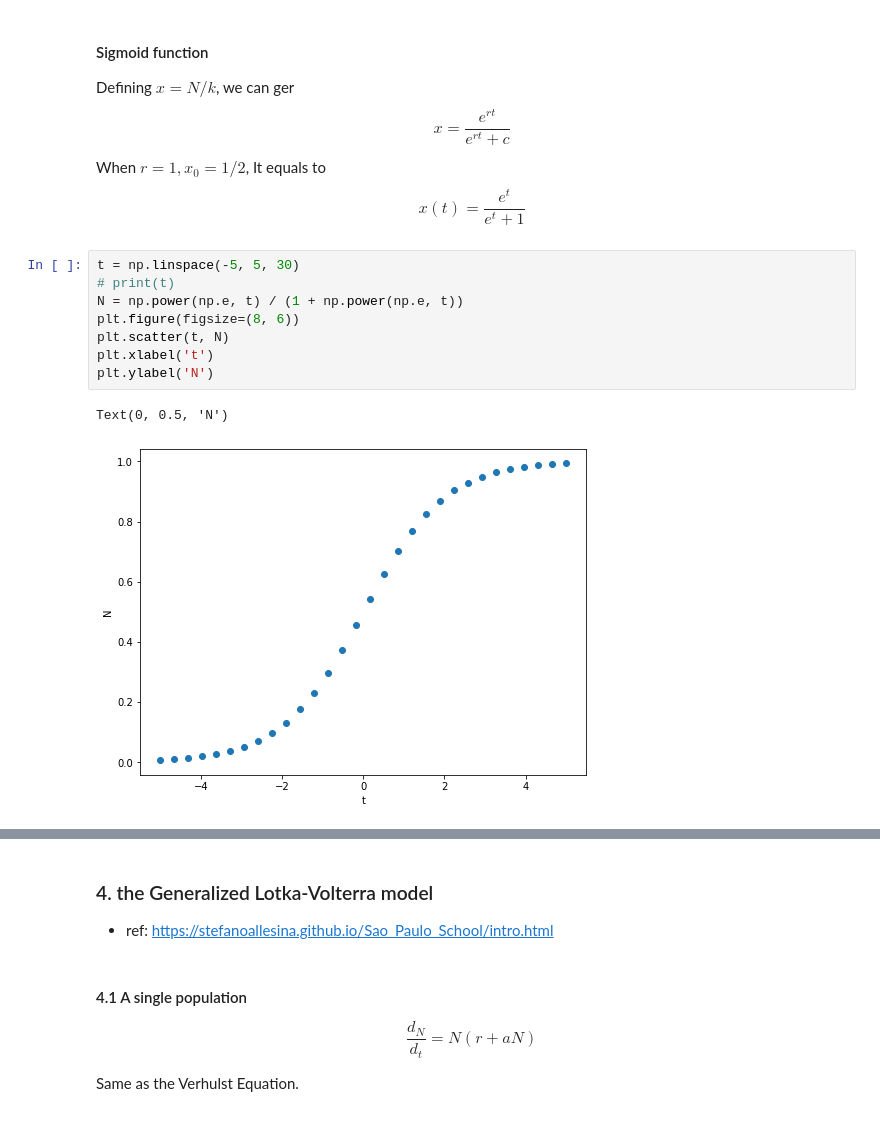
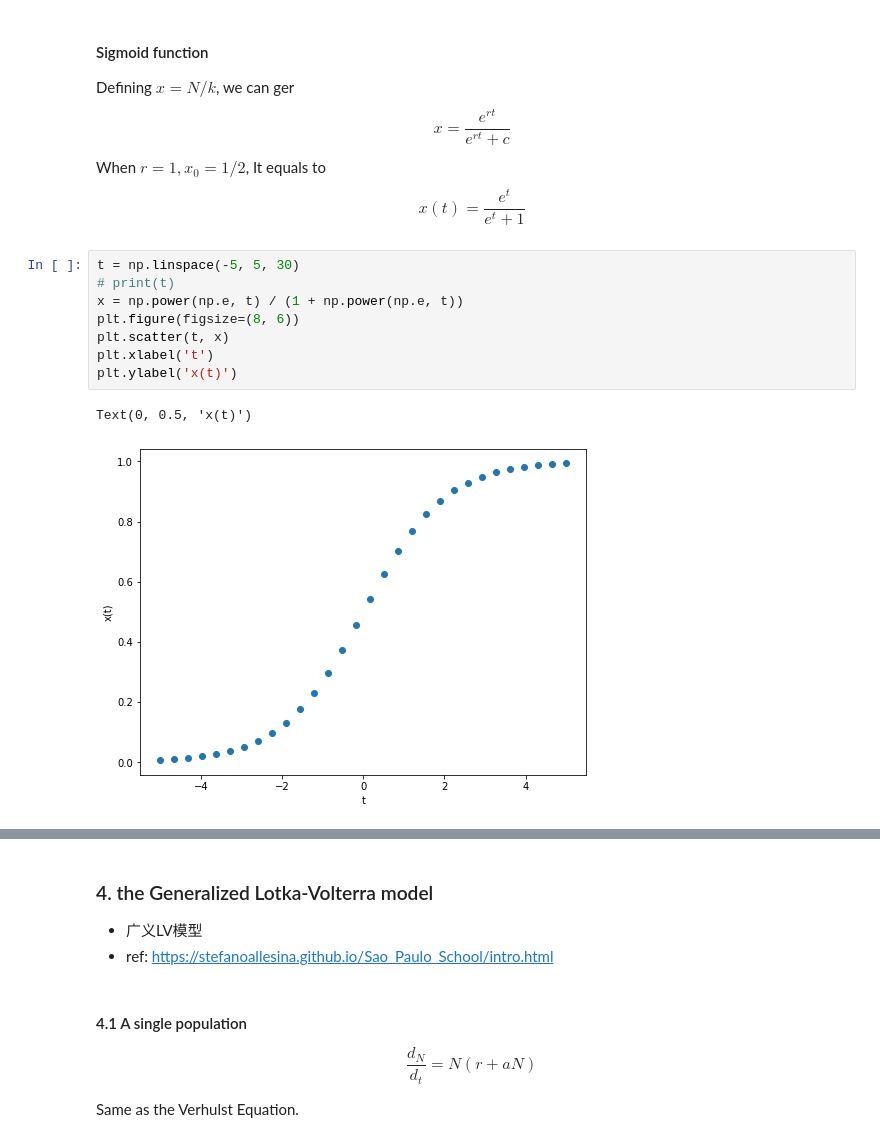
Before and after one commit to OnlyBelter/HKBU, a Jupyter notebook: GLV_model/GLV model.ipynb, the cells around one changed output, grey strips where cells are left out. Saved outputs shown, nothing was run; the diff lists cells and outputs as text.

```diff
--- a/GLV_model/GLV model.ipynb
+++ b/GLV_model/GLV model.ipynb
@@ -139,21 +139,21 @@ When $r = 1, x_0 = 1/2$, It equals to $$x(t) = \frac{e^t}{e^t + 1}$$
 # %%
 t = np.linspace(-5, 5, 30)
 # print(t)
-N = np.power(np.e, t) / (1 + np.power(np.e, t))
+x = np.power(np.e, t) / (1 + np.power(np.e, t))
 plt.figure(figsize=(8, 6))
-plt.scatter(t, N)
+plt.scatter(t, x)
 plt.xlabel('t')
-plt.ylabel('N')
+plt.ylabel('x(t)')
 # %% [output]
-Text(0, 0.5, 'N')
+Text(0, 0.5, 'x(t)')
-[figure, old version]
+[figure, new version]
 # %% [markdown]
 #### Bacterial growth curve (from wiki)
 
 <img src="https://upload.wikimedia.org/wikipedia/commons/c/c0/Bacterial_growth_en.svg">
 # %% [markdown]
 ### 4. the Generalized Lotka-Volterra model
-
+- 广义LV模型
 - ref: https://stefanoallesina.github.io/Sao_Paulo_School/intro.html
 # %% [markdown]
 #### 4.1 A single population
```
